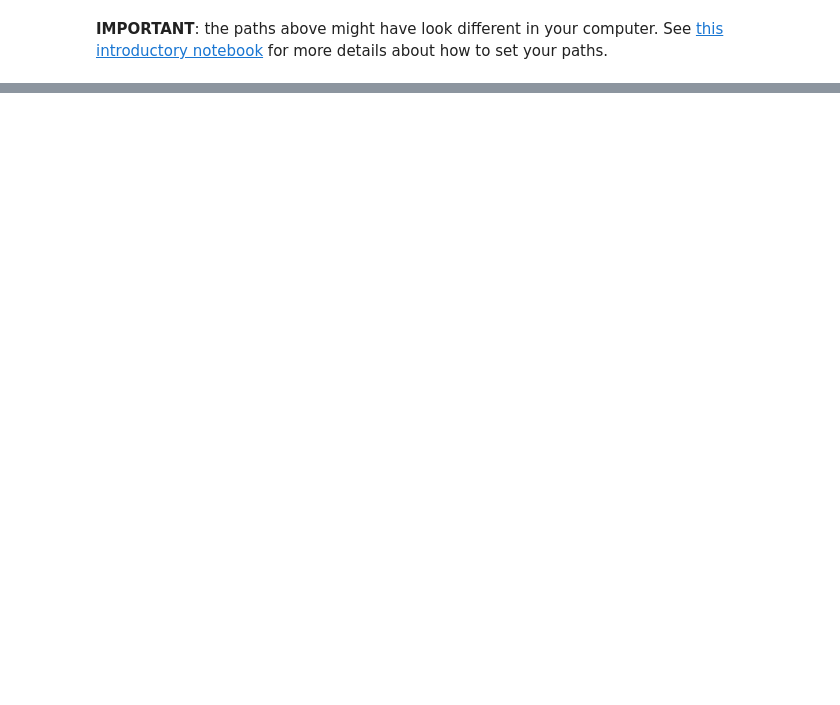
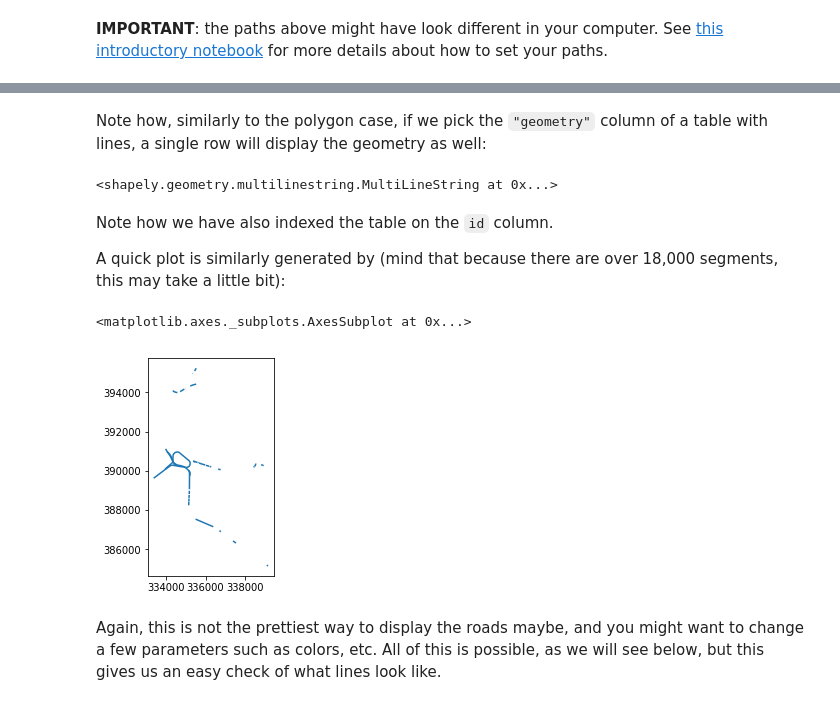
Before and after one commit to darribas/gds18, a Jupyter notebook: content/labs/lab_03.ipynb, the cells around one changed output, grey strips where cells are left out. Saved outputs shown, nothing was run; the diff lists cells and outputs as text; code cells hidden in the pictures; blank space fills up the shorter version.

```diff
--- a/content/labs/lab_03.ipynb
+++ b/content/labs/lab_03.ipynb
@@ -460,0 +76,7 @@ in this course are available as an open Github repository available at: [`https:
+# %%
+# Read file with tunnel
+rwy_tun = gpd.read_file(los_dir + 'RailwayTunnel.shp')
+# Index it on column `id`
+rwy_tun = rwy_tun.set_index('id')
+# Print summary info
+rwy_tun.info()
@@ -460,0 +91,17 @@ in this course are available as an open Github repository available at: [`https:
+# %% [markdown]
+Note how, similarly to the polygon case, if we pick the `"geometry"` column of a table with lines, a single row will display the geometry as well:
+# %%
+rwy_tun.loc['0ACD196C313D4F8DE050A00A568A6F6F', 'geometry']
+# %% [output]
+<shapely.geometry.multilinestring.MultiLineString at 0x...>
+# %% [markdown]
+Note how we have also indexed the table on the `id` column.
+
+A quick plot is similarly generated by (mind that because there are over 18,000 segments, this may take a little bit):
+# %%
+rwy_tun.plot()
+# %% [output]
+<matplotlib.axes._subplots.AxesSubplot at 0x...>
+[figure, added]
+# %% [markdown]
+Again, this is not the prettiest way to display the roads maybe, and you might want to change a few parameters such as colors, etc. All of this is possible, as we will see below, but this gives us an easy check of what lines look like.
```
Also changed, not shown: parts of 212 cells of this notebook, 40 other files.
